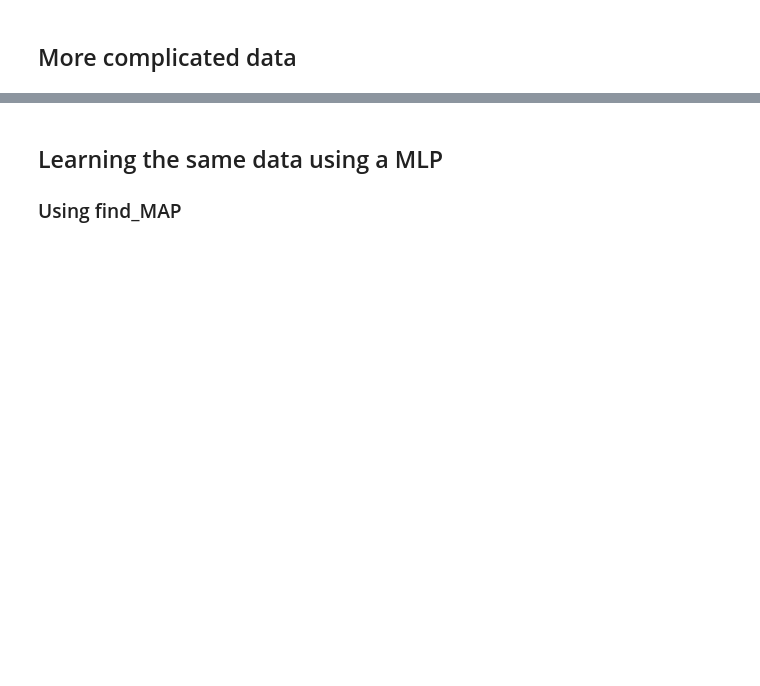
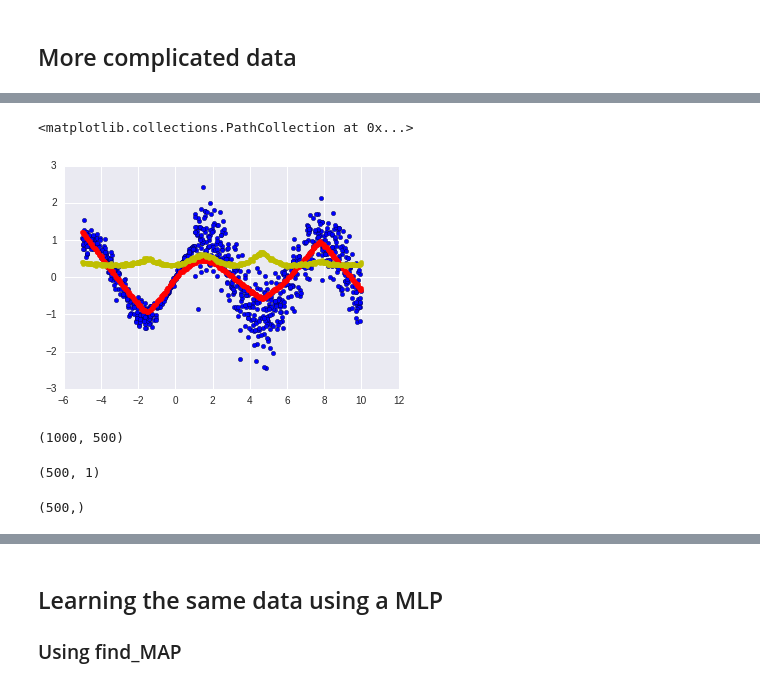
Before and after one commit to davidbp/connectionist, a Jupyter notebook: bayesianNNet/bayesian_regression_mlp.ipynb, the cells around one changed output, grey strips where cells are left out. Drawn from its saved outputs; the diff is of its cells as text; code cells hidden in the pictures; blank space fills up the shorter version.

```diff
--- a/bayesianNNet/bayesian_regression_mlp.ipynb
+++ b/bayesianNNet/bayesian_regression_mlp.ipynb
@@ -481,0 +597,2 @@ plt.axvline(np.argmax(prob_t_given_x),
+# %%
+predictions = ppc['Y_obs'].mean(axis=0)
@@ -481,0 +610,18 @@ plt.axvline(np.argmax(prob_t_given_x),
+# %%
+%matplotlib inline
+
+## plot data
+plt.scatter(X, Y)
+
+# Write
+plt.scatter(x1_grid,
+            predictions,
+            color="r")
+
+# Write
+plt.scatter(x1_grid,
+            predictions_var,
+            color="y")
+# %% [output]
+<matplotlib.collections.PathCollection at 0x...>
+[figure, added]
@@ -481,0 +630,12 @@ plt.axvline(np.argmax(prob_t_given_x),
+# %%
+predictions_per_sample .shape
+# %% [output]
+(1000, 500)
+# %%
+x1_grid.shape
+# %% [output]
+(500, 1)
+# %%
+predictions_per_sample .mean(axis=0).shape
+# %% [output]
+(500,)
```
Also changed, not shown: parts of 17 cells of this notebook, 3 other files.
